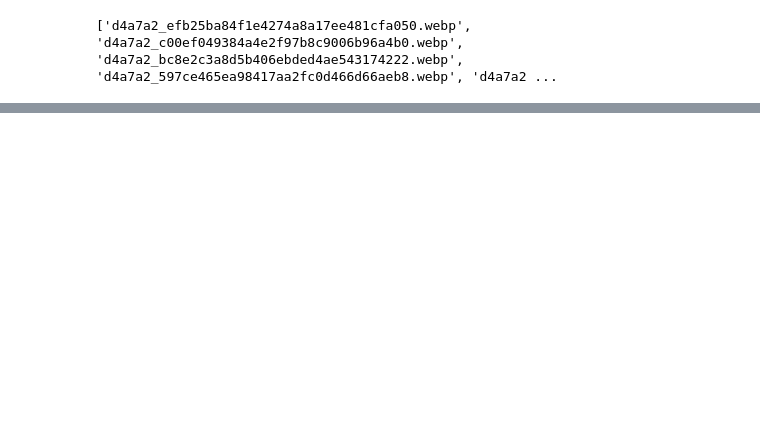
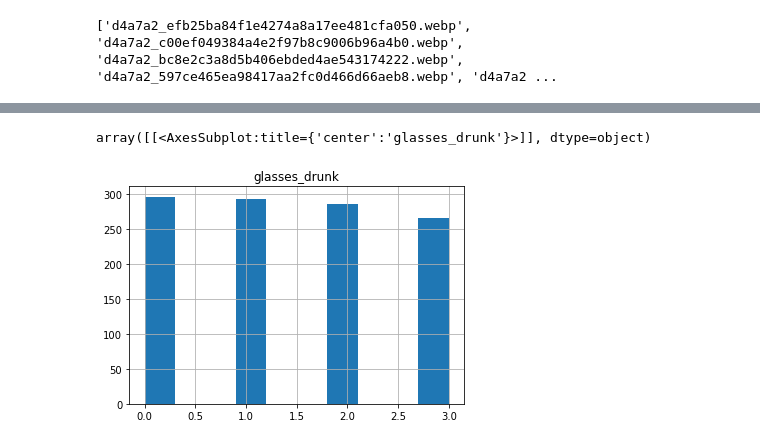
Before and after one commit to 1337DS/DrunkFaceRecognition, a Jupyter notebook: preproccessing.ipynb, the cells around one changed output, grey strips where cells are left out. Saved outputs shown, nothing was run; the diff lists cells and outputs as text; code cells hidden in the pictures; blank space fills up the shorter version.

```diff
--- a/preproccessing.ipynb
+++ b/preproccessing.ipynb
@@ -546,0 +652,5 @@ data = get_facial_landmarks(path)
+# %%
+df.hist('glasses_drunk')
+# %% [output]
+array([[<AxesSubplot:title={'center':'glasses_drunk'}>]], dtype=object)
+[figure, added]
```
Also changed, not shown: parts of 10 cells of this notebook.
